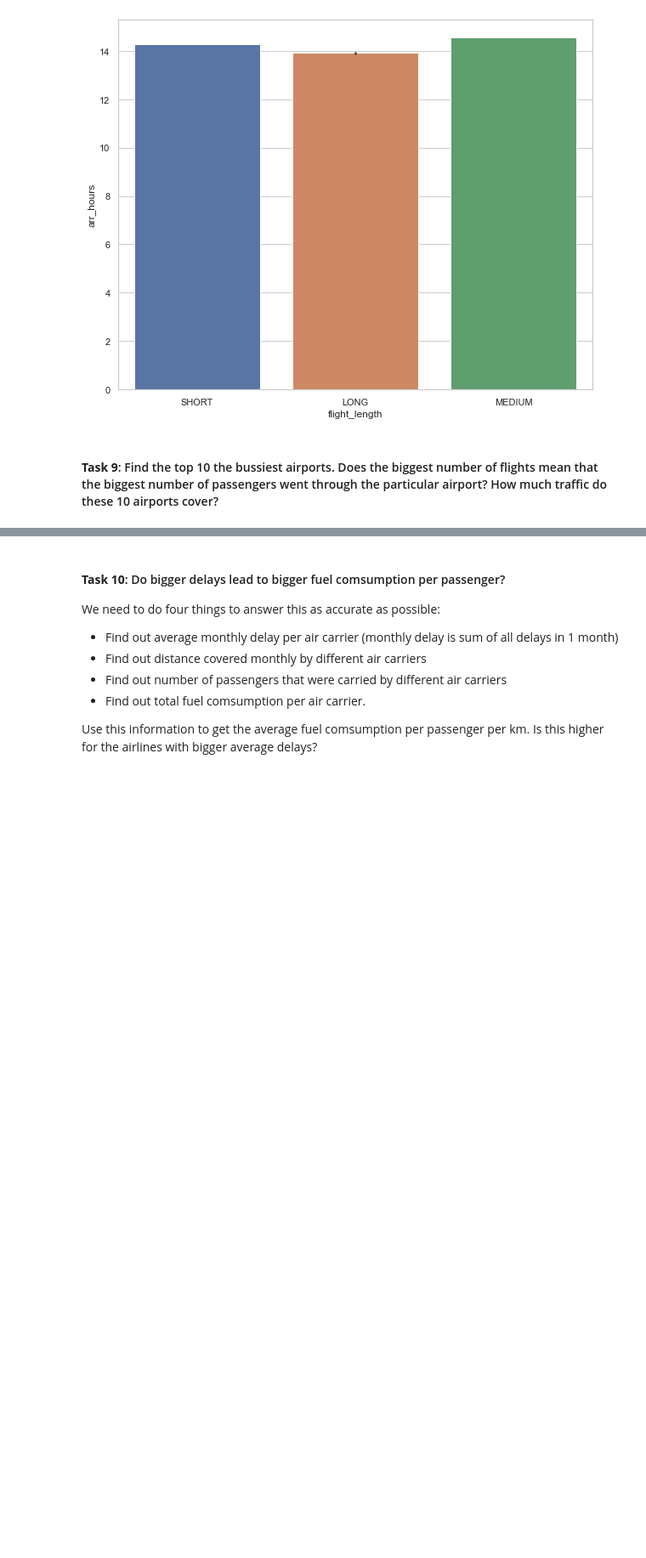
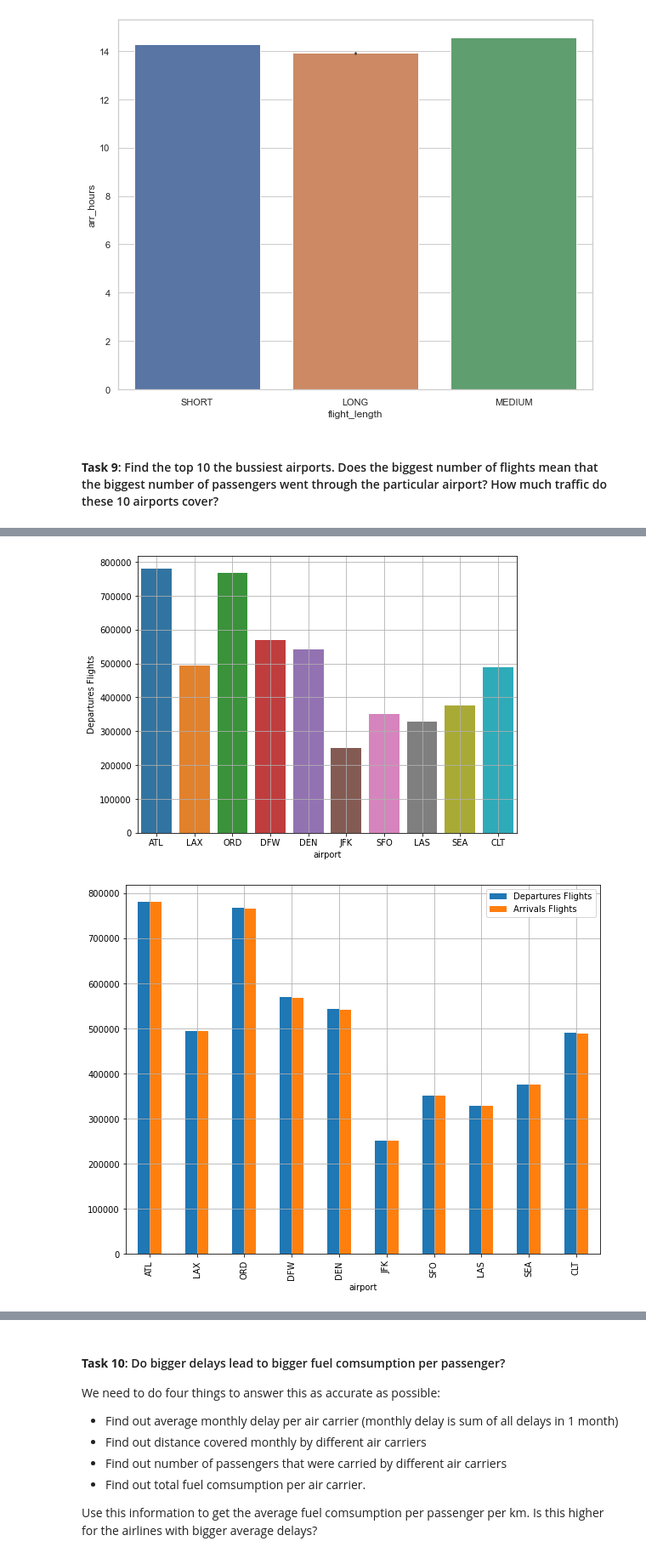
Before and after one commit to albina-m/LHL-Midterm-Flights, a Jupyter notebook: exploratory_analysis.ipynb, the cells around one changed output, grey strips where cells are left out. Shown at 85% size. Drawn from its saved outputs; the diff is of its cells as text; code cells hidden in the pictures; blank space fills up the shorter version.

```diff
--- a/exploratory_analysis.ipynb
+++ b/exploratory_analysis.ipynb
@@ -760,0 +784,10 @@ plt.show()
+# %%
+df_pass['Arrivals Passengers in thousands'] = df_pass['arr_pass'] // 100
+df_pass['Departures Passengers in thousands'] = df_pass['dep_pass'] // 100
+# %%
+df_flights = origin_flights.merge(dest_flights, on = 'airport', how = 'outer').sort_values(['dep_flights', 'arr_flights'], ascending = False).fillna(0)
+# %%
+df_flights = df_flights.rename(columns = {'dep_flights':'Departures Flights','arr_flights':'Arrivals Flights'})
+df_pass = df_pass.rename(columns = {'dep_pass':'Departures Passengers','arr_pass':'Arrivals Passengers'})
+# %%
+pass_flights = df_flights.merge(df_pass, on = 'airport', how = 'outer').sort_values(['Departures Passengers', 'Arrivals Passengers'], ascending = False)
@@ -760,0 +813,12 @@ plt.show()
+# %%
+data = pass_flights.head(10)
+fig, ax = plt.subplots(figsize=(8, 6))
+sns.barplot(data = data, x = data['airport'], y = data['Departures Flights'])
+plt.grid()
+ax = data[['airport','Departures Flights','Arrivals Flights']].plot(x = 'airport', kind = 'bar',figsize=(10, 8))
+#pass_flights[['airport','Arrivals Passengers in thousands', 'Departures Passengers in thousands']].plot(x = 'airport', kind = 'line', ax = ax, figsize=(10, 8), color = ['yellow','red'])
+plt.grid()
+plt.show()
+# %% [output]
+[figure, added]
+[figure, added]
```
Also changed, not shown: parts of 8 cells of this notebook.
